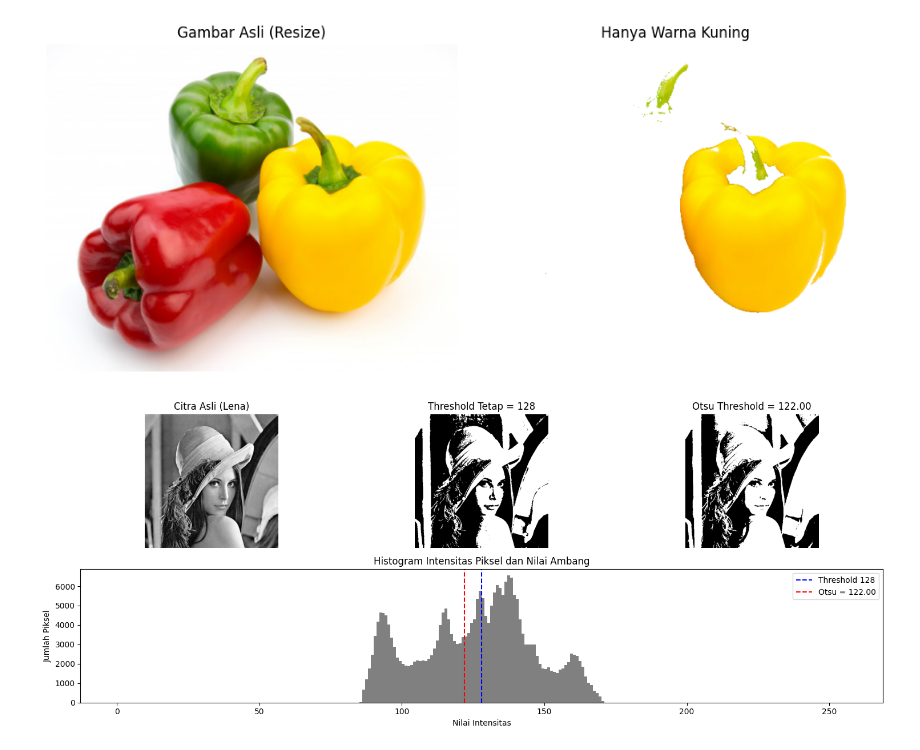
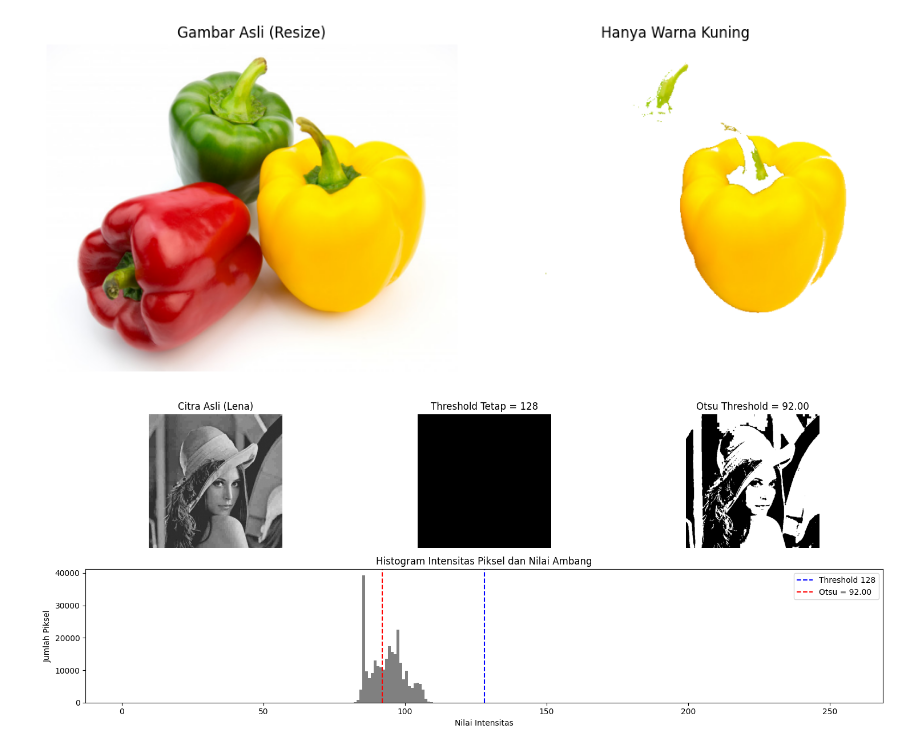
Before and after one commit to azzazhr/PCVK_Ganjil_2025, a Jupyter notebook: Week9(Segmentasi).ipynb, the cells around one changed output. Drawn from its saved outputs; the diff is of its cells as text; code cells hidden in the pictures.

```diff
--- a/Week9(Segmentasi).ipynb
+++ b/Week9(Segmentasi).ipynb
@@ -174,7 +174,7 @@ Klaster ke-2 terdeteksi sebagai kuning: [250 206   3]
 [figure]
 # %%
 # 1. Membaca citra Lena dalam mode grayscale
-filename = ('/content/drive/MyDrive/PCVK/Images/lena_gs_lc.jpg')
+filename = ('/content/drive/MyDrive/PCVK/Images/lena_gs_lc2.jpg')
 image = cv2.imread(filename, cv2.IMREAD_GRAYSCALE)
 
 # 2. Pastikan gambar berhasil dibaca
@@ -194,31 +194,31 @@ else:
     # Gambar asli
     plt.subplot(2,3,1)
     plt.imshow(image, cmap='gray')
     plt.title('Citra Asli (Lena)')
     plt.axis('off')
 
     # Segmentasi Threshold 128
     plt.subplot(2,3,2)
     plt.imshow(segmented_fixed, cmap='gray')
     plt.title(f'Threshold Tetap = {threshold_value}')
     plt.axis('off')
 
     # Segmentasi Otsu
     plt.subplot(2,3,3)
     plt.imshow(segmented_otsu, cmap='gray')
     plt.title(f'Otsu Threshold = {otsu_value:.2f}')
     plt.axis('off')
 
     # Histogram citra asli
     plt.subplot(2,1,2)
     plt.hist(image.ravel(), bins=256, range=(0,256), color='gray')
     plt.axvline(x=threshold_value, color='blue', linestyle='--', label=f'Threshold 128')
     plt.axvline(x=otsu_value, color='red', linestyle='--', label=f'Otsu = {otsu_value:.2f}')
     plt.title('Histogram Intensitas Piksel dan Nilai Ambang')
     plt.xlabel('Nilai Intensitas')
     plt.ylabel('Jumlah Piksel')
     plt.legend()
     plt.tight_layout()
     plt.show()
 # %% [output]
-[figure, old version]
+[figure, new version]
```
Also changed, not shown: parts of 1 cell of this notebook.
